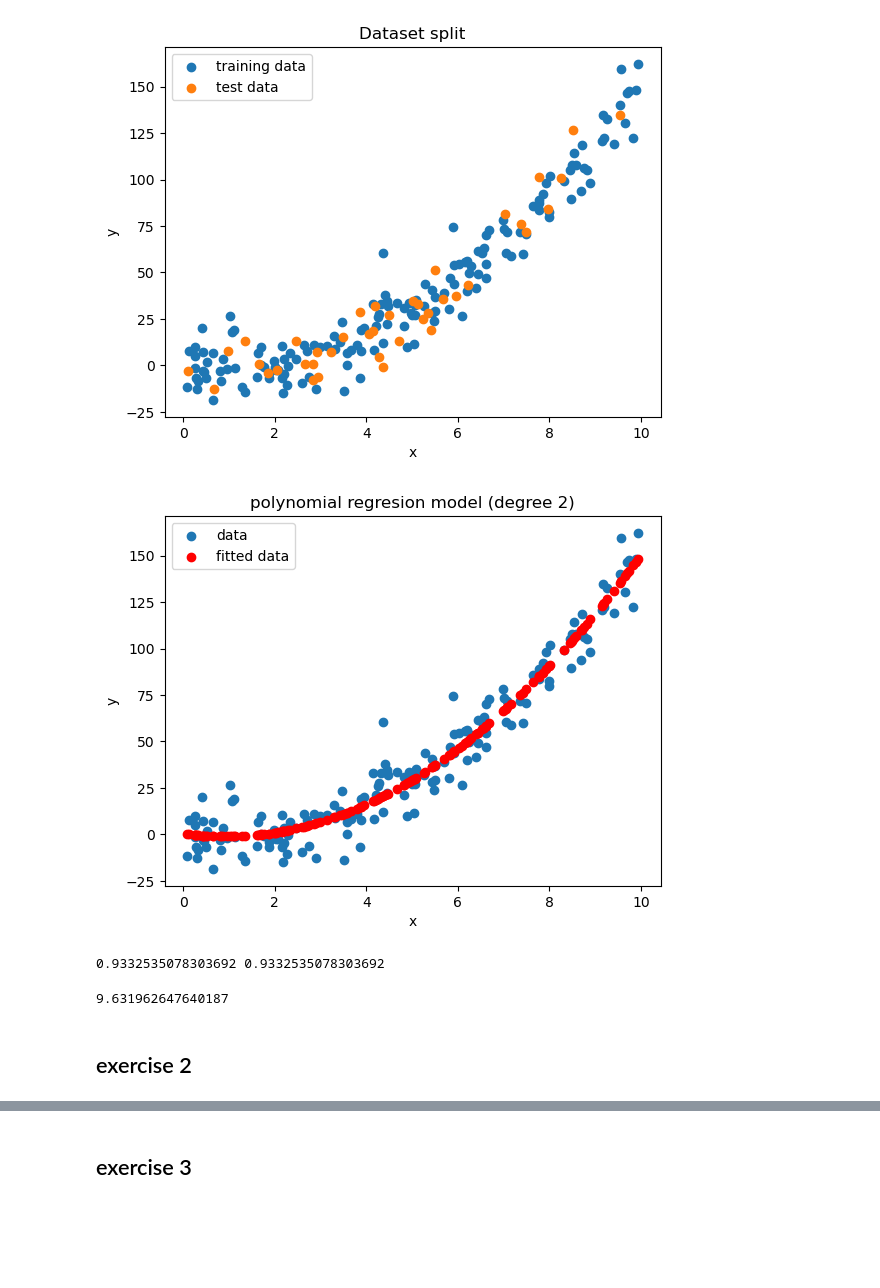
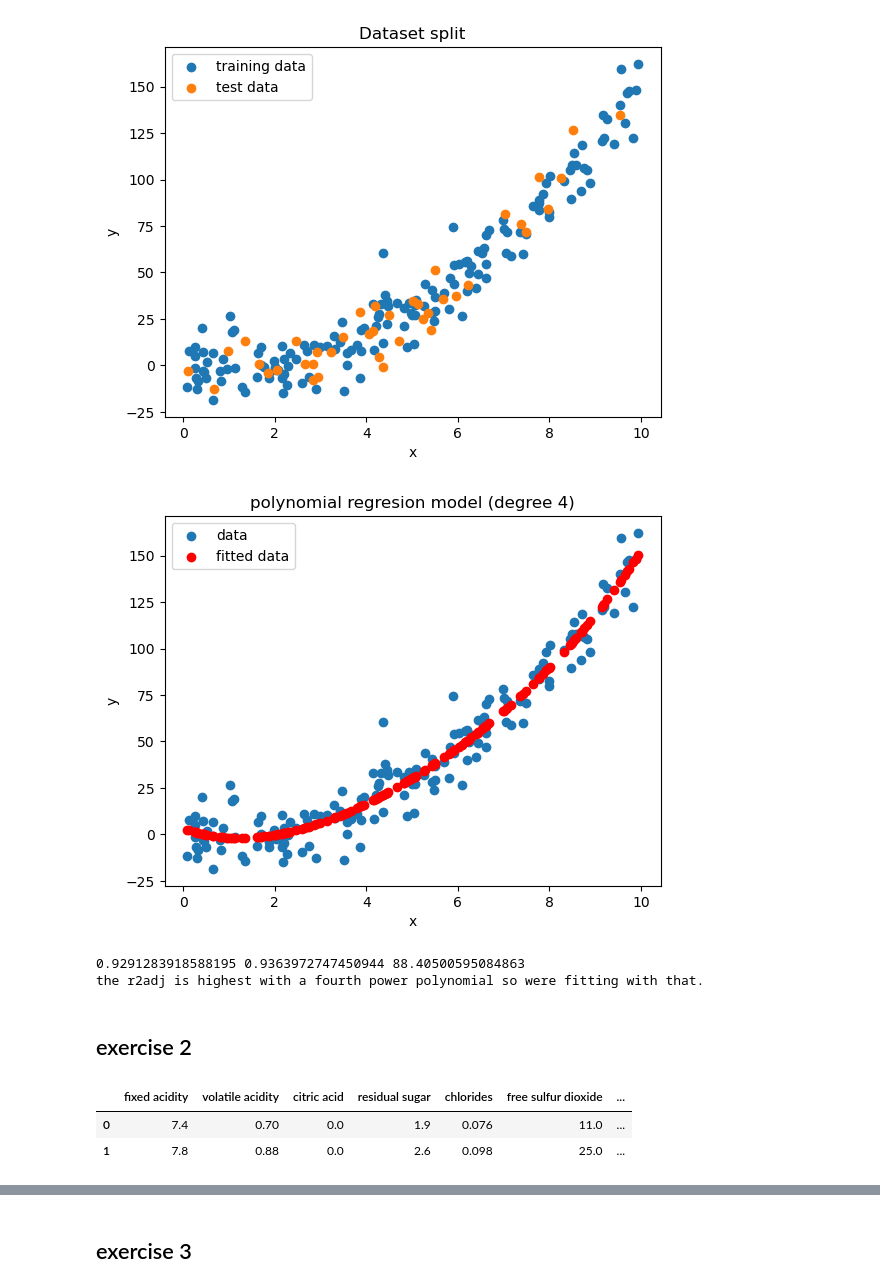
Before and after one commit to OlivierAM23/ds5_assignment_group7, a Jupyter notebook: week 6/solutions.ipynb, the cells around one changed output, grey strips where cells are left out. Saved outputs shown, nothing was run; the diff lists cells and outputs as text; code cells hidden in the pictures; blank space fills up the shorter version.

```diff
--- a/week 6/solutions.ipynb
+++ b/week 6/solutions.ipynb
@@ -26,6 +21,12 @@ plt.title('Dataset')
 plt.show()
 # %% [output]
 [figure]
+# %%
+def power_fitting(x,ඞ):
+    outp=pd.DataFrame(x)
+    for p in range(2,ඞ+1):
+        outp=pd.concat([outp,pd.DataFrame(x**p)],axis=1)
+    return outp
 # %%
 from sklearn.model_selection import train_test_split
 #split the data for training and testing
@@ -39,34 +40,34 @@ plt.show()
 [figure]
 # %%
 #fit the regresion model
-train_x_p1=pd.DataFrame(xtrain)
-train_x_p2=pd.DataFrame(xtrain**2)
+#train_x_p1=pd.DataFrame(xtrain)
+#train_x_p2=pd.DataFrame(xtrain**2)
 
 #create polynomial features
-train_x_poly=pd.concat([train_x_p1,train_x_p2],axis=1)
+train_x_poly=power_fitting(xtrain,4)
 
 #fit the ols model
 X=sm.add_constant(train_x_poly)
 model=sm.OLS(ytrain,X)
 result=model.fit()
 
 #obtain predicted values
 predict_train_y=result.predict()
 
 #plot
 plt.scatter(xtrain,ytrain,label='data'); plt.scatter(xtrain,predict_train_y,color='red',label='fitted data')
-plt.xlabel('x'); plt.ylabel('y'); plt.title('polynomial regresion model (degree 2)'); plt.legend()
+plt.xlabel('x'); plt.ylabel('y'); plt.title('polynomial regresion model (degree 4)'); plt.legend()
 plt.show()
 # %% [output]
-[figure, old version]
+[figure, new version]
 # %%
 #repeat steps for test data
 #fit the regresion model
-test_x_p1=pd.DataFrame(xtest)
-test_x_p2=pd.DataFrame(xtest**2)
+#test_x_p1=pd.DataFrame(xtest)
+#test_x_p2=pd.DataFrame(xtest**2)
 
 #create polynomial features
-test_x_poly=pd.concat([test_x_p1,test_x_p2],axis=1)
+test_x_poly=power_fitting(xtest,4)
 
 #fit the ols model
 X=sm.add_constant(test_x_poly)
@@ -78,12 +79,20 @@ predict_test_y=result.predict()
 
 #fit the model on the training data
 r_squared_test=result.rsquared
+r_squared_test_adj=result.rsquared_adj
 r_squared_score=r2_score(ytest,predict_test_y)
-print(r_squared_test,r_squared_score)
-
-root_mean_squared_error(ytest,predict_test_y)
+mse=root_mean_squared_error(ytest,predict_test_y)**2
+print(r_squared_test_adj,r_squared_score,mse)
+print('the r2adj is highest with a fourth power polynomial so were fitting with that.')
 # %% [output]
-0.9332535078303692 0.9332535078303692
+0.9291283918588195 0.9363972747450944 88.40500595084863
+the r2adj is highest with a fourth power polynomial so were fitting with that.
-9.631962647640187
 # %% [markdown]
 ## exercise 2
+# %%
+df=pd.read_csv('winequality-red.csv',sep=';')
+df.head(2)
+# %% [output]
+|  | fixed acidity | volatile acidity | citric acid | residual sugar | chlorides | free sulfur dioxide | ... |
+| 0 | 7.4 | 0.70 | 0.0 | 1.9 | 0.076 | 11.0 | ... |
+| 1 | 7.8 | 0.88 | 0.0 | 2.6 | 0.098 | 25.0 | ... |
```
Also changed, not shown: parts of 6 cells of this notebook, 4 other files.
